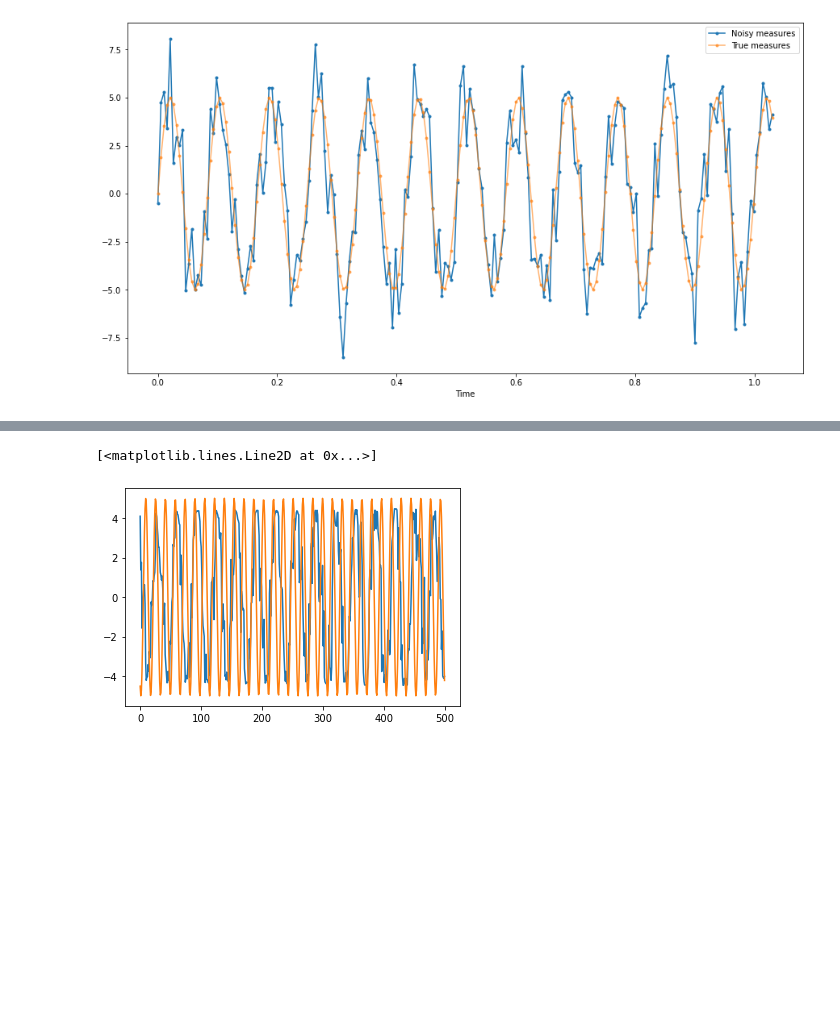
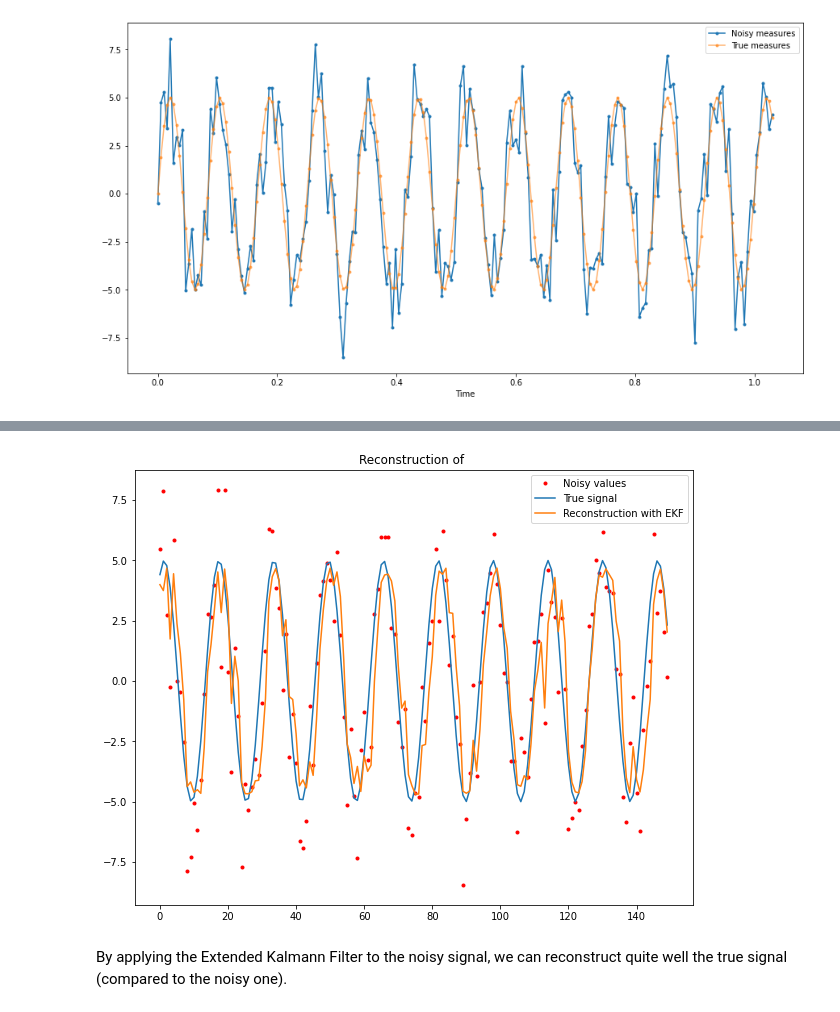
Before and after one commit to LoanSarazin/sdia-estimation, a Jupyter notebook: TP5/TP5_SARAZIN.ipynb, the cells around one changed output, grey strips where cells are left out. Drawn from its saved outputs; the diff is of its cells as text; code cells hidden in the pictures; blank space fills up the shorter version.

```diff
--- a/TP5/TP5_SARAZIN.ipynb
+++ b/TP5/TP5_SARAZIN.ipynb
@@ -246,6 +101,19 @@ s_try = xh[:, 0]*np.sin(2*np.pi*nu0*T_ech*len(xh) + xh[:, 1])
-# %%
-plt.plot(s_try[19500:])
-plt.plot(s_true[19500:])
-# %% [output]
-[<matplotlib.lines.Line2D at 0x...>]
-[figure, removed]
+# %%
+idx = np.arange(20000)
+s_ekf = xh_l[:, 0]*np.sin(2*np.pi*nu0*Te*idx + xh_l[:, 1])
+
+nmin = 2000
+nmax = nmin + 150
+
+fig = plt.figure(figsize=(10, 8))
+ax = fig.add_subplot(111)
+ax.plot(s_noise[nmin:nmax], 'r.', label='Noisy values')
+ax.plot(s_true[nmin:nmax], label='True signal')
+ax.plot(s_ekf[nmin:nmax], label='Reconstruction with EKF')
+ax.set_title('Reconstruction of ')
+ax.legend()
+plt.show()
+# %% [output]
+[figure, added]
+# %% [markdown]
+By applying the Extended Kalmann Filter to the noisy signal, we can reconstruct quite well the true signal (compared to the noisy one).
```
Also changed, not shown: parts of 10 cells of this notebook.
